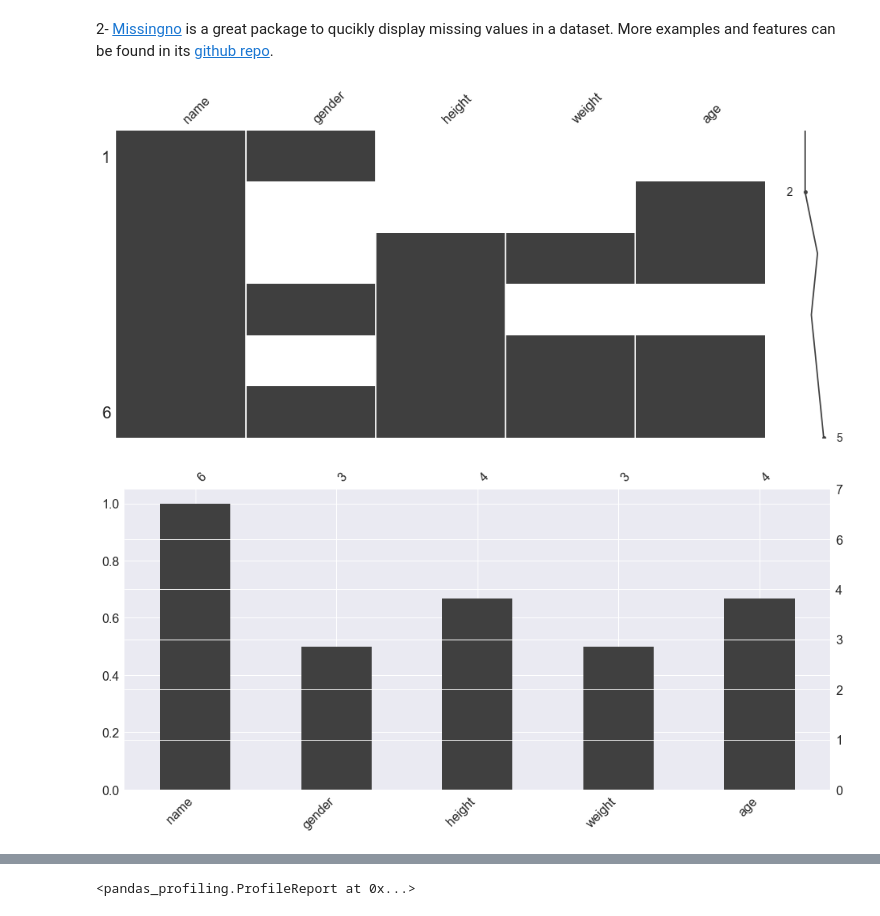
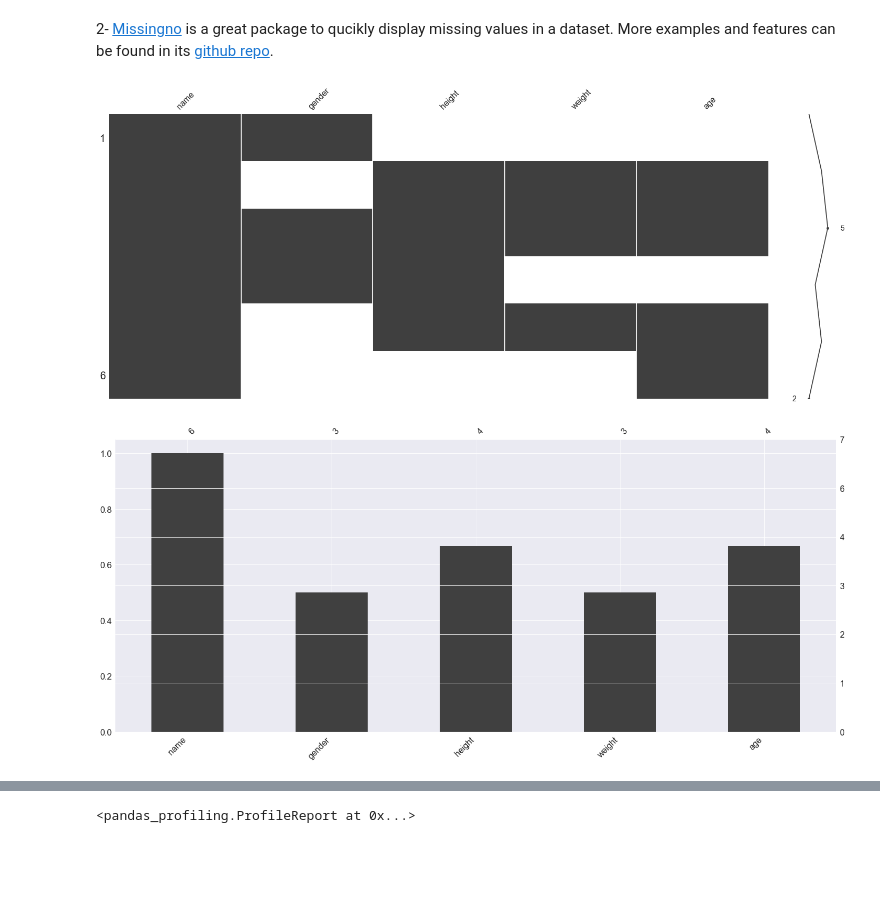
Before and after one commit to numanyilmaz/MissingData, a Jupyter notebook: missingData.ipynb, the cells around one changed output, grey strips where cells are left out. Drawn from its saved outputs; the diff is of its cells as text; code cells hidden in the pictures; blank space fills up the shorter version.

```diff
--- a/missingData.ipynb
+++ b/missingData.ipynb
@@ -127,13 +127,10 @@ dtype: int64
 
 [1]:https://github.com/ResidentMario/missingno
 # %%
-msno.matrix(df.sample(6),
-           figsize=(16,7),
-           width_ratios=(15,1))
+msno.matrix(df.sample(6));
 # %% [output]
-[figure, old version]
+[figure, new version]
 # %%
-msno.bar(df.sample(6),
-           figsize=(16,7))
+msno.bar(df.sample(6))
 # %% [output]
-[figure, old version]
+[figure, new version]
```
Also changed, not shown: parts of 13 cells of this notebook.
